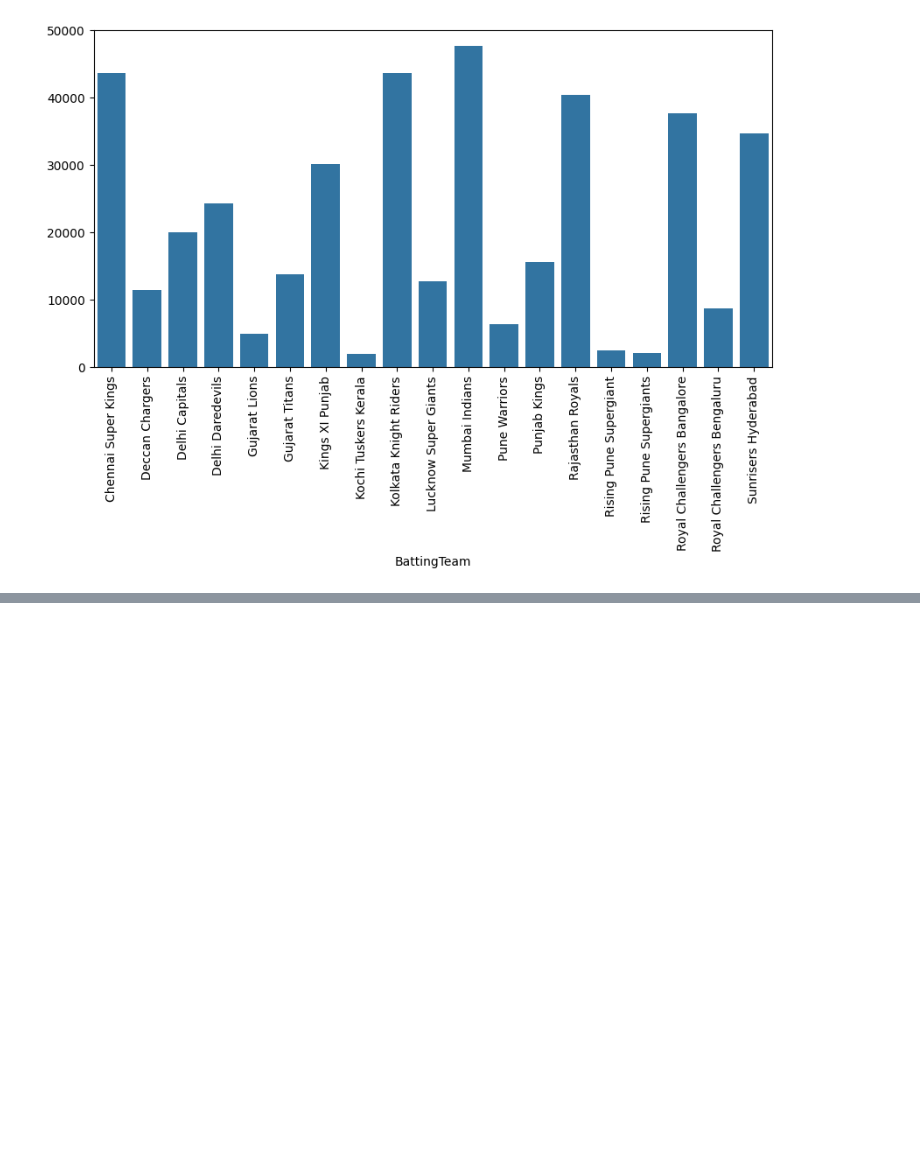
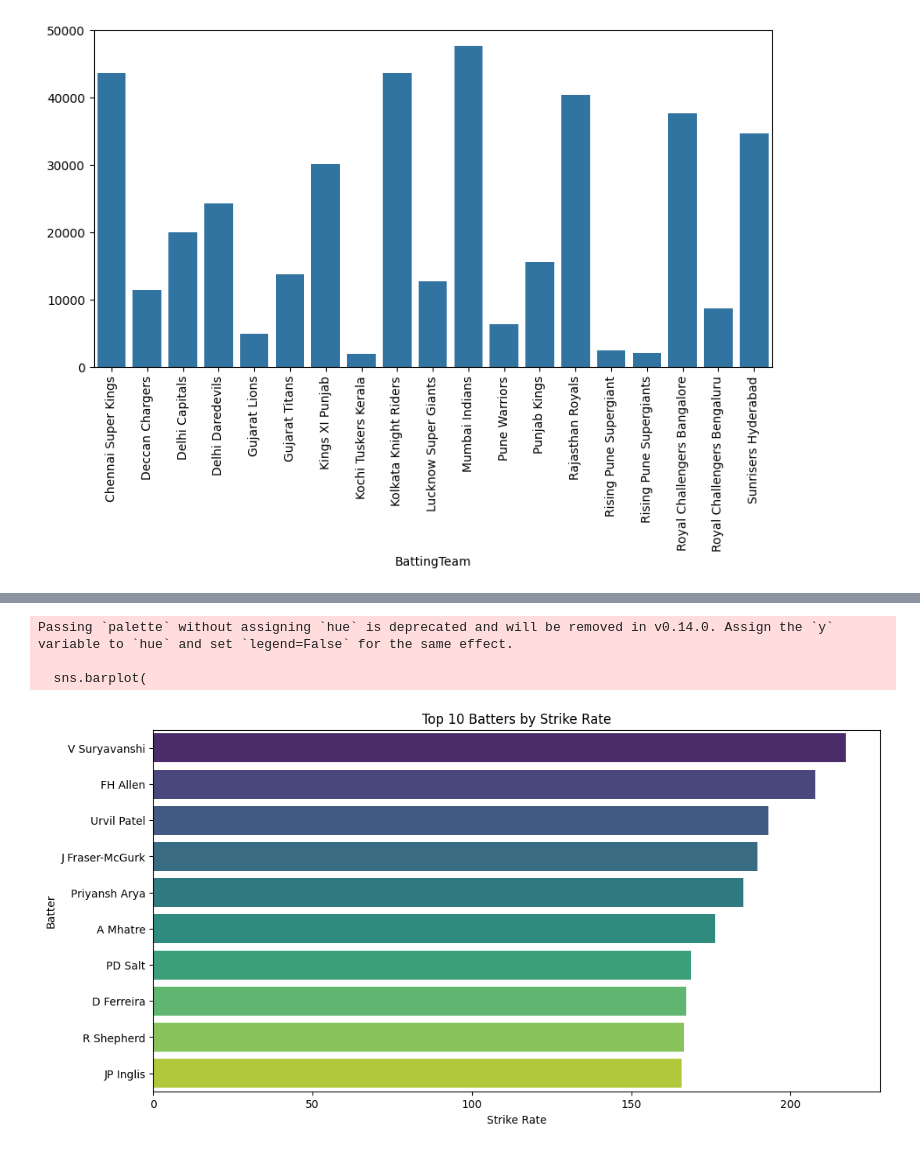
Before and after one commit to samifahim07/Smart-Cricket-Analytics-Ball-by-Ball-Event-Prediction-using-Machine-Learning, a Jupyter notebook: smart_analysis.ipynb, the cells around one changed output, grey strips where cells are left out. Drawn from its saved outputs; the diff is of its cells as text; code cells hidden in the pictures; blank space fills up the shorter version.

Commit message:
see the top 10 betters who contains most strick rate

```diff
--- a/smart_analysis.ipynb
+++ b/smart_analysis.ipynb
@@ -273,0 +273,54 @@ plt.show()
+# %%
+# Count legal balls faced (exclude wides)
+balls = (
+    df[df['ExtraType'] != 'wides']
+    .groupby('Batter')
+    .size()
+    .rename('Balls')
+)
+
+# Total runs scored by each batter
+runs = (
+    df.groupby('Batter')['BatsmanRun']
+    .sum()
+    .rename('Runs')
+)
+
+# Combine runs and balls
+strike_rate = pd.concat([runs, balls], axis=1)
+
+# Calculate strike rate
+strike_rate['StrikeRate'] = (
+    strike_rate['Runs'] / strike_rate['Balls']
+) * 100
+
+# Remove players with very few balls (recommended)
+strike_rate = strike_rate[strike_rate['Balls'] >= 100]
+
+# Top 10 strike rates
+top10 = strike_rate.sort_values(
+    by='StrikeRate',
+    ascending=False
+).head(10)
+
+
+
+plt.figure(figsize=(12,6))
+
+sns.barplot(
+    data=top10.reset_index(),
+    x='StrikeRate',
+    y='Batter',
+    palette='viridis'
+)
+
+plt.title("Top 10 Batters by Strike Rate")
+plt.xlabel("Strike Rate")
+plt.ylabel("Batter")
+
+plt.show()
+# %% [output]
+Passing `palette` without assigning `hue` is deprecated and will be removed in v0.14.0. Assign the `y` variable to `hue` and set `legend=False` for the same effect.
+
+  sns.barplot(
+[figure, added]
```
Also changed, not shown: parts of 3 cells of this notebook.
